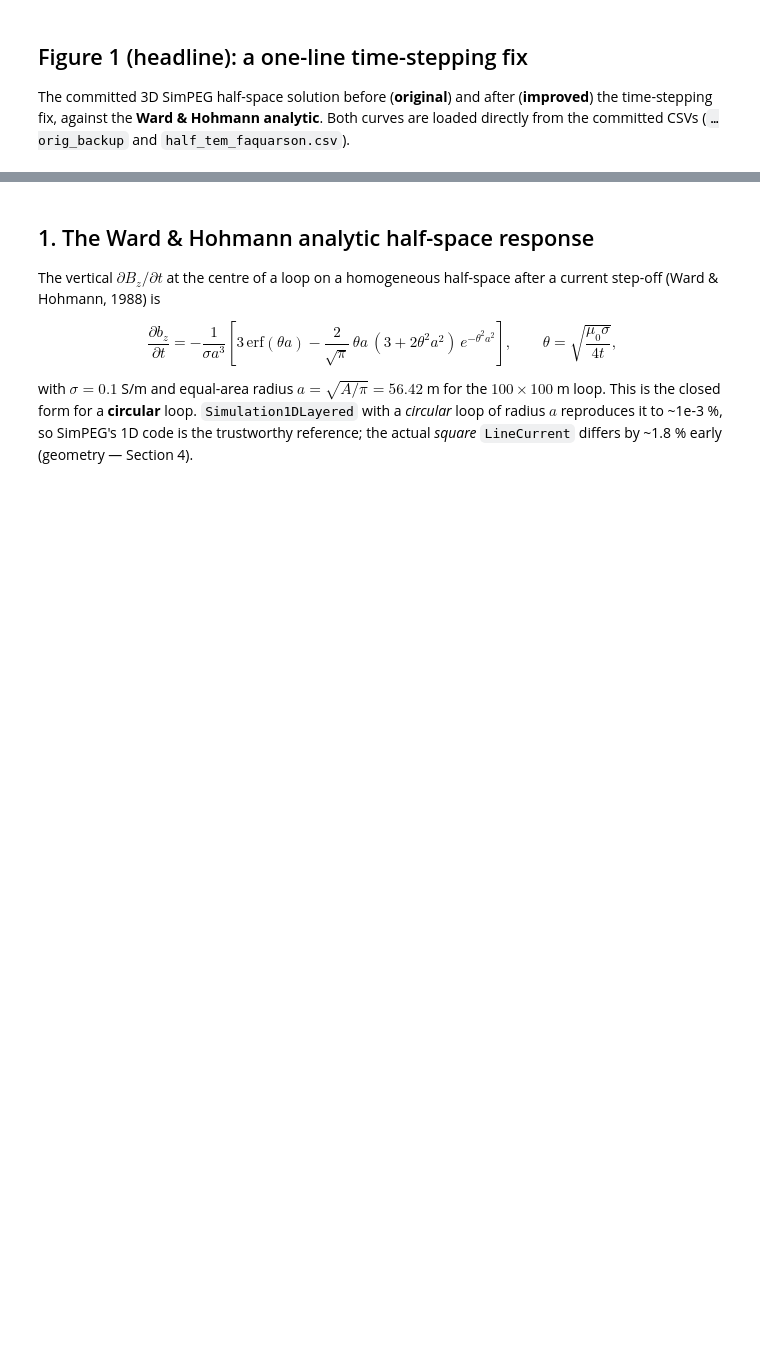
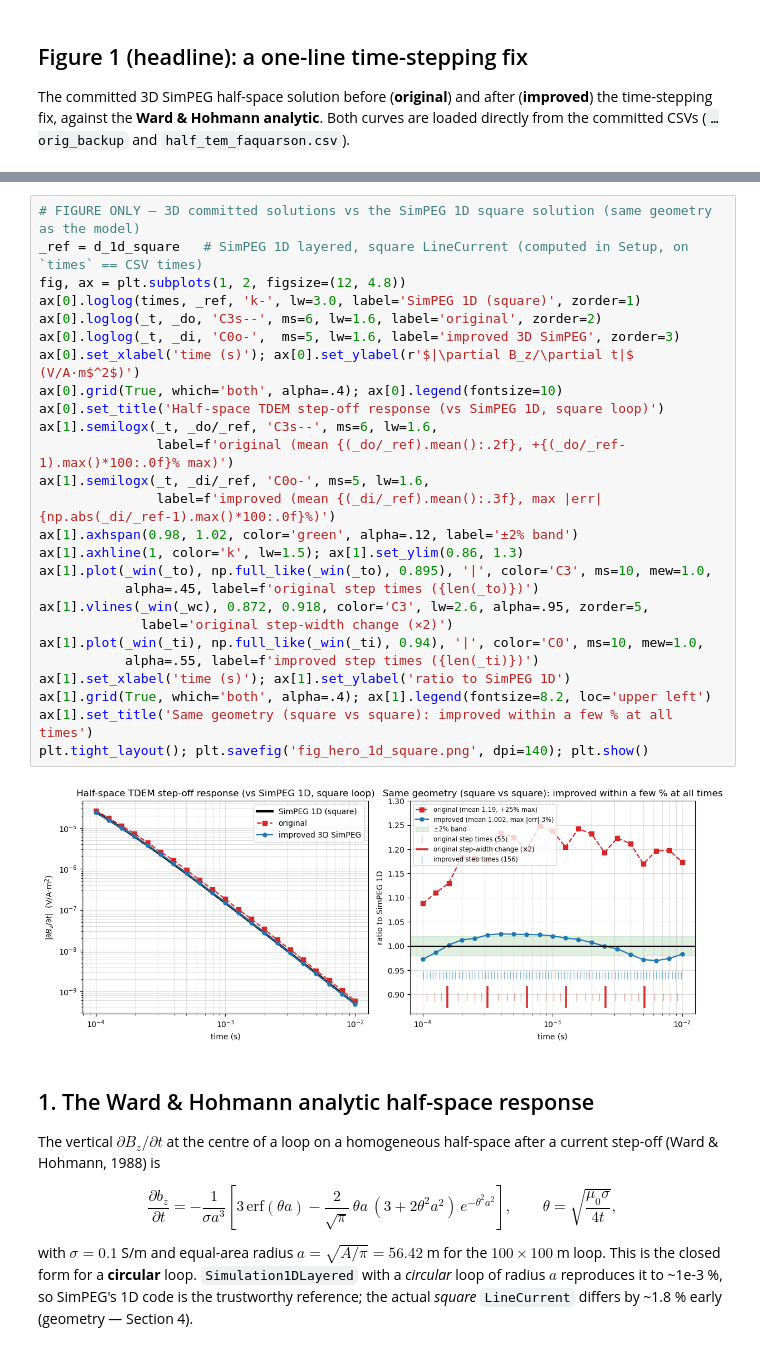
Before and after one commit to lheagy/comparision_tdem_Li_et_al_2017, a Jupyter notebook: halfspace_validation_and_timestep_fix.ipynb, the cells around one changed output, grey strips where cells are left out. Saved outputs shown, nothing was run; the diff lists cells and outputs as text; blank space fills up the shorter version.

```diff
--- a/halfspace_validation_and_timestep_fix.ipynb
+++ b/halfspace_validation_and_timestep_fix.ipynb
@@ -170,3 +177,31 @@ plt.tight_layout(); plt.savefig('fig_hero.png', dpi=140); plt.show()
+# %%
+# FIGURE ONLY — 3D committed solutions vs the SimPEG 1D square solution (same geometry as the model)
+_ref = d_1d_square   # SimPEG 1D layered, square LineCurrent (computed in Setup, on `times` == CSV times)
+fig, ax = plt.subplots(1, 2, figsize=(12, 4.8))
+ax[0].loglog(times, _ref, 'k-', lw=3.0, label='SimPEG 1D (square)', zorder=1)
+ax[0].loglog(_t, _do, 'C3s--', ms=6, lw=1.6, label='original', zorder=2)
+ax[0].loglog(_t, _di, 'C0o-',  ms=5, lw=1.6, label='improved 3D SimPEG', zorder=3)
+ax[0].set_xlabel('time (s)'); ax[0].set_ylabel(r'$|\partial B_z/\partial t|$  (V/A·m$^2$)')
+ax[0].grid(True, which='both', alpha=.4); ax[0].legend(fontsize=10)
+ax[0].set_title('Half-space TDEM step-off response (vs SimPEG 1D, square loop)')
+ax[1].semilogx(_t, _do/_ref, 'C3s--', ms=6, lw=1.6,
+               label=f'original (mean {(_do/_ref).mean():.2f}, +{(_do/_ref-1).max()*100:.0f}% max)')
+ax[1].semilogx(_t, _di/_ref, 'C0o-', ms=5, lw=1.6,
+               label=f'improved (mean {(_di/_ref).mean():.3f}, max |err| {np.abs(_di/_ref-1).max()*100:.0f}%)')
+ax[1].axhspan(0.98, 1.02, color='green', alpha=.12, label='±2% band')
+ax[1].axhline(1, color='k', lw=1.5); ax[1].set_ylim(0.86, 1.3)
+ax[1].plot(_win(_to), np.full_like(_win(_to), 0.895), '|', color='C3', ms=10, mew=1.0,
+           alpha=.45, label=f'original step times ({len(_to)})')
+ax[1].vlines(_win(_wc), 0.872, 0.918, color='C3', lw=2.6, alpha=.95, zorder=5,
+             label='original step-width change (×2)')
+ax[1].plot(_win(_ti), np.full_like(_win(_ti), 0.94), '|', color='C0', ms=10, mew=1.0,
+           alpha=.55, label=f'improved step times ({len(_ti)})')
+ax[1].set_xlabel('time (s)'); ax[1].set_ylabel('ratio to SimPEG 1D')
+ax[1].grid(True, which='both', alpha=.4); ax[1].legend(fontsize=8.2, loc='upper left')
+ax[1].set_title('Same geometry (square vs square): improved within a few % at all times')
+plt.tight_layout(); plt.savefig('fig_hero_1d_square.png', dpi=140); plt.show()
+# %% [output]
+[figure, added]
 # %% [markdown]
 ## 1. The Ward & Hohmann analytic half-space response
 
```
Also changed, not shown: parts of 4 cells of this notebook, 6 other files.
